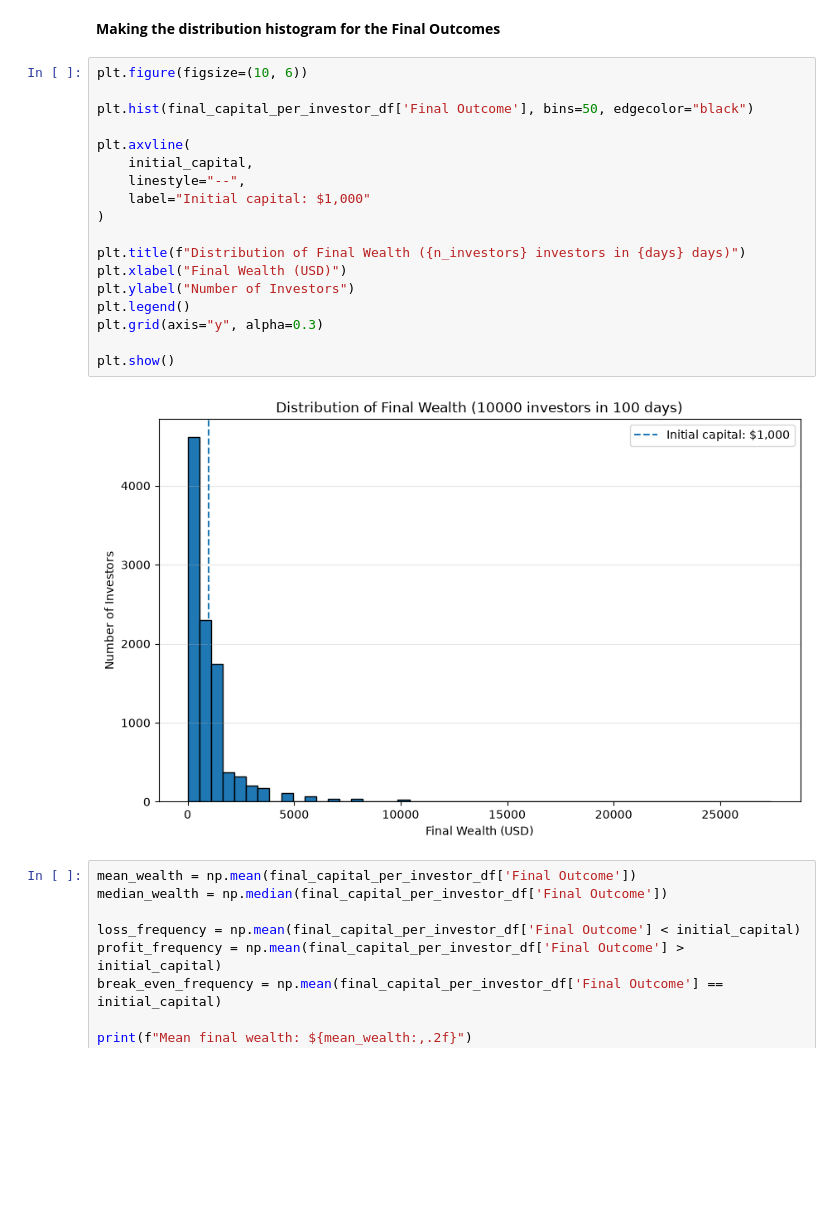
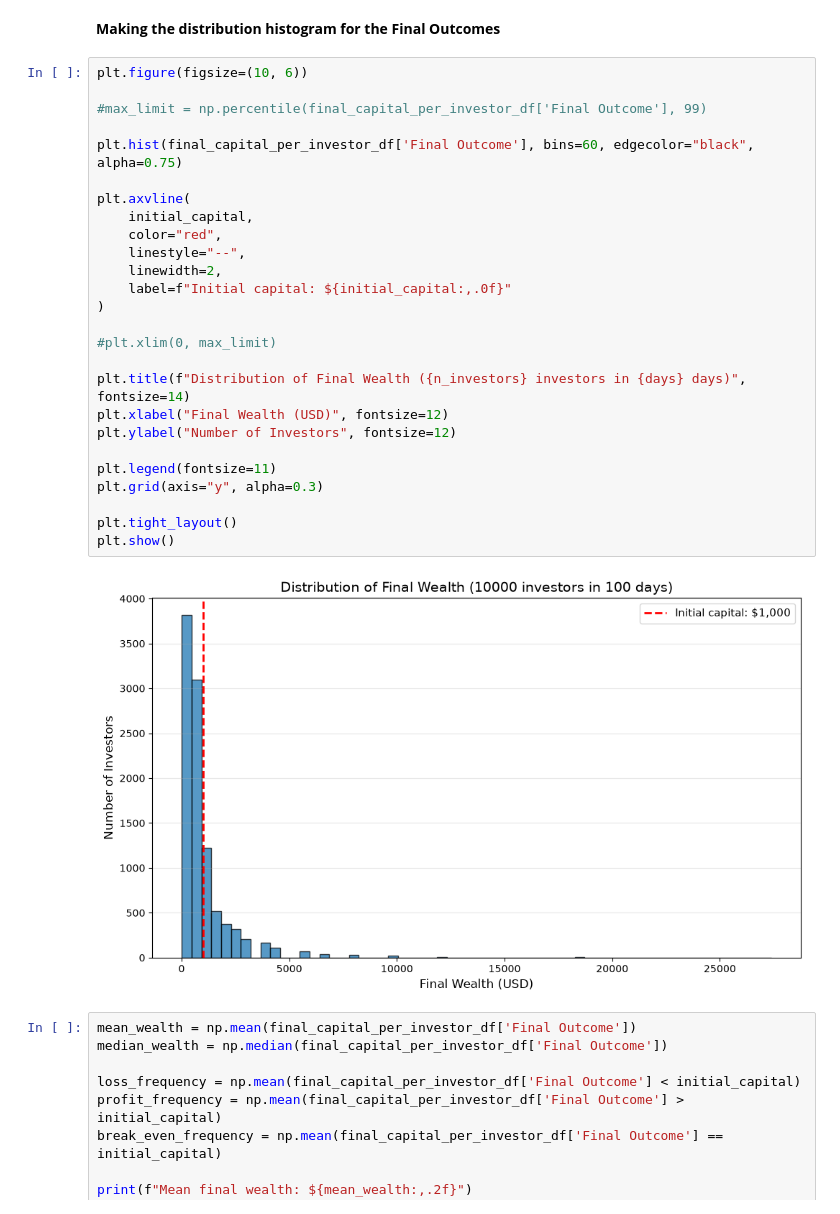
Before and after one commit to manereyes/murder-of-quants, a Jupyter notebook: portfolio_engineering/notebooks/montecarlo_my_first_1000.ipynb, the cells around one changed output. Cells and saved outputs as stored; diff of their text form; blank space fills up the shorter version.

```diff
--- a/portfolio_engineering/notebooks/montecarlo_my_first_1000.ipynb
+++ b/portfolio_engineering/notebooks/montecarlo_my_first_1000.ipynb
@@ -490,23 +490,31 @@ final_capital_per_investor_df.sort_values("Frequency", ascending=False)
 # %%
 plt.figure(figsize=(10, 6))
 
-plt.hist(final_capital_per_investor_df['Final Outcome'], bins=50, edgecolor="black")
+#max_limit = np.percentile(final_capital_per_investor_df['Final Outcome'], 99)
+
+plt.hist(final_capital_per_investor_df['Final Outcome'], bins=60, edgecolor="black", alpha=0.75)
 
 plt.axvline(
     initial_capital,
+    color="red",
     linestyle="--",
-    label="Initial capital: $1,000"
+    linewidth=2,
+    label=f"Initial capital: ${initial_capital:,.0f}"
 )
 
-plt.title(f"Distribution of Final Wealth ({n_investors} investors in {days} days)")
-plt.xlabel("Final Wealth (USD)")
-plt.ylabel("Number of Investors")
-plt.legend()
+#plt.xlim(0, max_limit)
+
+plt.title(f"Distribution of Final Wealth ({n_investors} investors in {days} days)", fontsize=14)
+plt.xlabel("Final Wealth (USD)", fontsize=12)
+plt.ylabel("Number of Investors", fontsize=12)
+
+plt.legend(fontsize=11)
 plt.grid(axis="y", alpha=0.3)
 
+plt.tight_layout()
 plt.show()
 # %% [output]
-[figure, old version]
+[figure, new version]
 # %%
 mean_wealth = np.mean(final_capital_per_investor_df['Final Outcome'])
 median_wealth = np.median(final_capital_per_investor_df['Final Outcome'])
```
Also changed, not shown: parts of 6 cells of this notebook.
